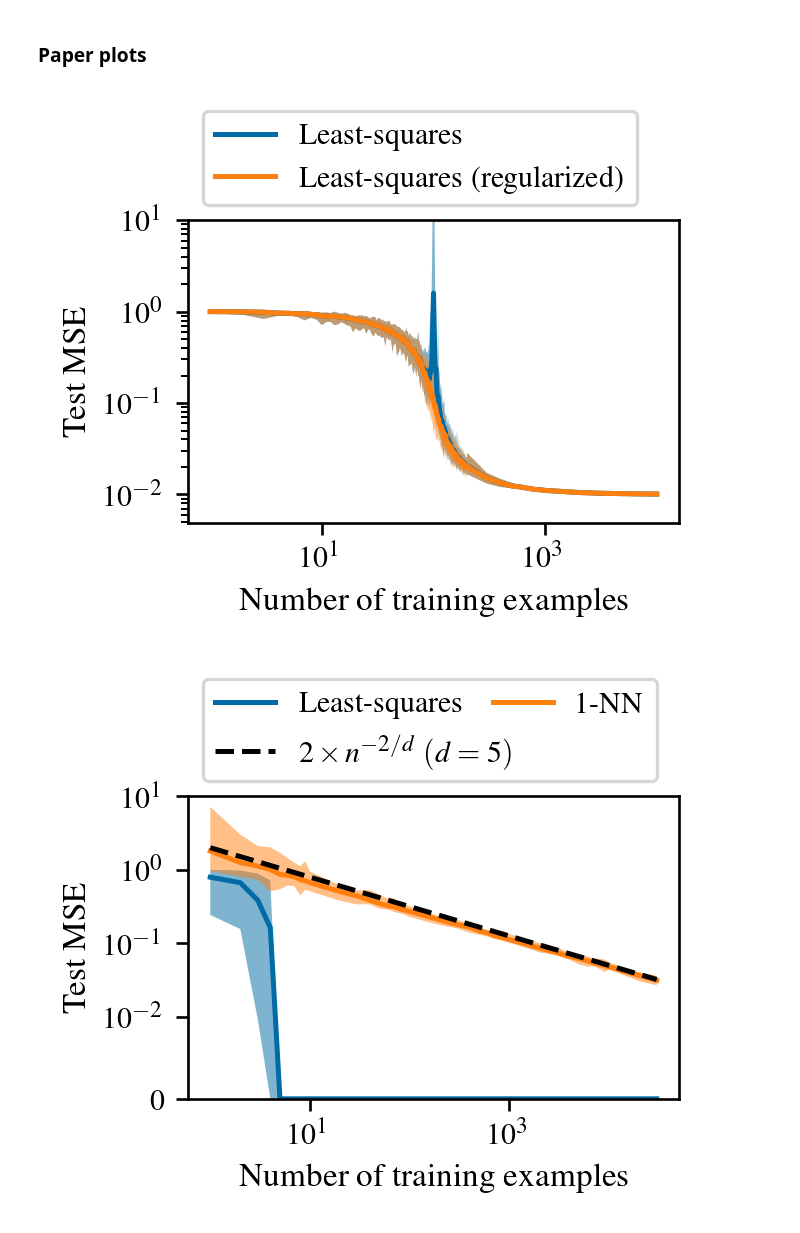
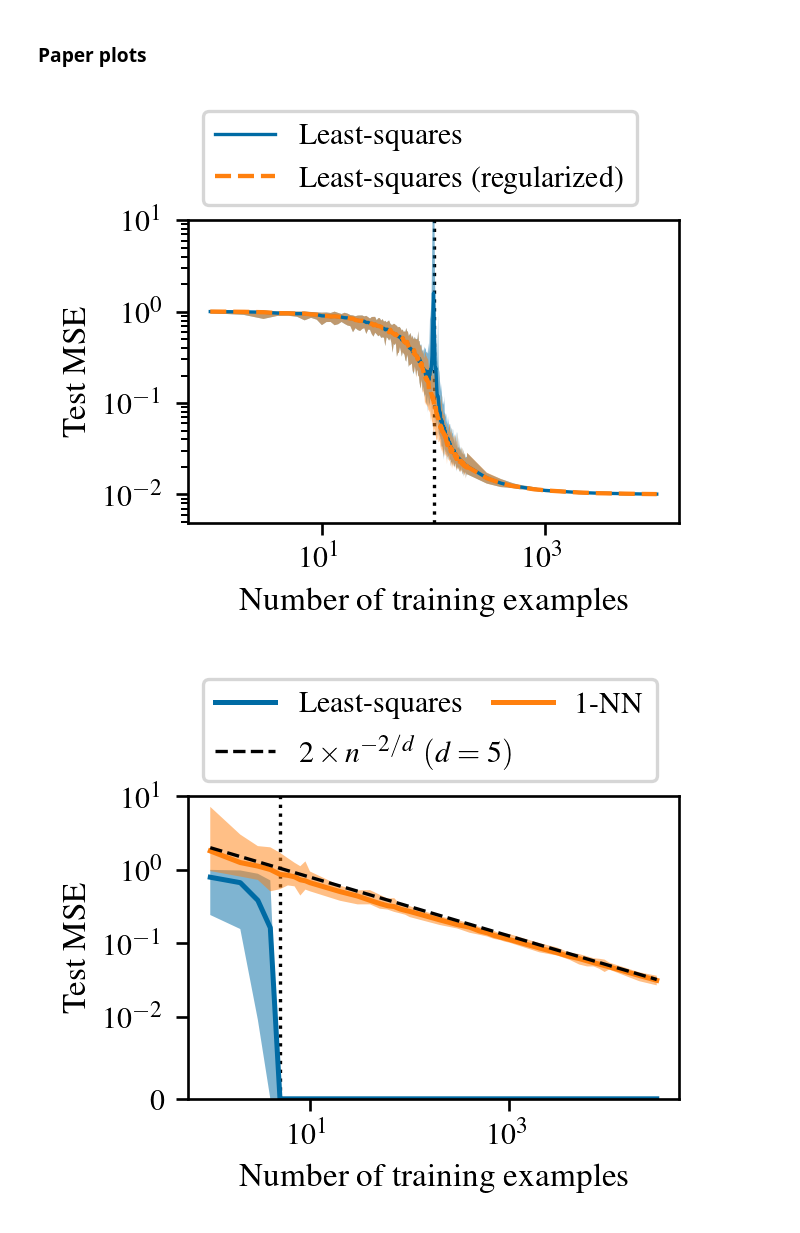
Before and after one commit to ed1d1a8d/scaling, a Jupyter notebook: notebooks/regression/with-noise.ipynb, the cells around one changed output. Drawn from its saved outputs; the diff is of its cells as text; code cells hidden in the pictures.

```diff
--- a/notebooks/regression/with-noise.ipynb
+++ b/notebooks/regression/with-noise.ipynb
@@ -253,34 +253,46 @@ plt.style.use(
             "pgf.preamble": "\n".join([r"\usepackage{amsmath}"]),
         },
     ],
 )
 width = stylesheets.ME_FOMO_2023["col2_width"]
 plt.figure(figsize=(width, 0.62 * width))
 
 fancy_plot(
     df=df,
     target="mle_mse",
     label="Least-squares",
     err_irreducible=df.sigma[0] ** 2,
     ci_alpha=0.5,
+    linewidth=1,
 )
 fancy_plot(
     df=df,
     target="map_mse",
     label="Least-squares (regularized)",
     err_irreducible=df.sigma[0] ** 2,
     ci_alpha=0.5,
+    linestyle="--",
+    linewidth=1.3,
 )
+
+plt.axvline(
+    df.d[0],
+    color="black",
+    linestyle=":",
+    zorder=-10,
+    linewidth=1,
+)
+
 plt.xscale("log")
 plt.yscale("log")
 plt.ylabel("Test MSE")
 plt.xlabel("Number of training examples")
 plt.ylim(top=1e1)
 plt.legend(loc="lower left", bbox_to_anchor=(0, 1))
 
 plt.savefig("figures/linreg-noised.pgf", bbox_inches="tight")
 # %% [output]
-[figure, old version]
+[figure, new version]
 # %%
 plt.style.use(
     [
@@ -294,7 +306,12 @@ plt.style.use(
 width = stylesheets.ME_FOMO_2023["col2_width"]
 plt.figure(figsize=(width, 0.62 * width))
 
-fancy_plot(df=df_small, target="mle_mse", label="Least-squares", ci_alpha=0.5)
+fancy_plot(
+    df=df_small,
+    target="mle_mse",
+    label="Least-squares",
+    ci_alpha=0.5,
+)
 plt.plot(
     np.arange(1, 30_000),
     2 * np.arange(1, 30_000) ** -(2 / 5),
@@ -302,11 +319,18 @@ plt.plot(
     linestyle="--",
     color="black",
     zorder=10,
+    linewidth=1,
 )
-fancy_plot(
-    df=df_small, target="knn_1_mse", label="$1$-NN", ci_alpha=0.5
+fancy_plot(df=df_small, target="knn_1_mse", label="$1$-NN", ci_alpha=0.5)
+plt.plot([], [], label=r"$\quad$", alpha=0)  # Legend hack
+
+plt.axvline(
+    df_small.d[0],
+    color="black",
+    linestyle=":",
+    zorder=-10,
+    linewidth=1,
 )
-plt.plot([], [], label=r"$\quad$", alpha=0)  # Legend hack
 
 plt.xscale("log")
 plt.yscale("symlog", linthresh=1e-2)
@@ -322,4 +346,4 @@ plt.legend(
 
 plt.savefig("figures/linreg-noiseless.pgf", bbox_inches="tight")
 # %% [output]
-[figure, old version]
+[figure, new version]
```
Also changed, not shown: parts of 1 cell of this notebook, 4 other files.
